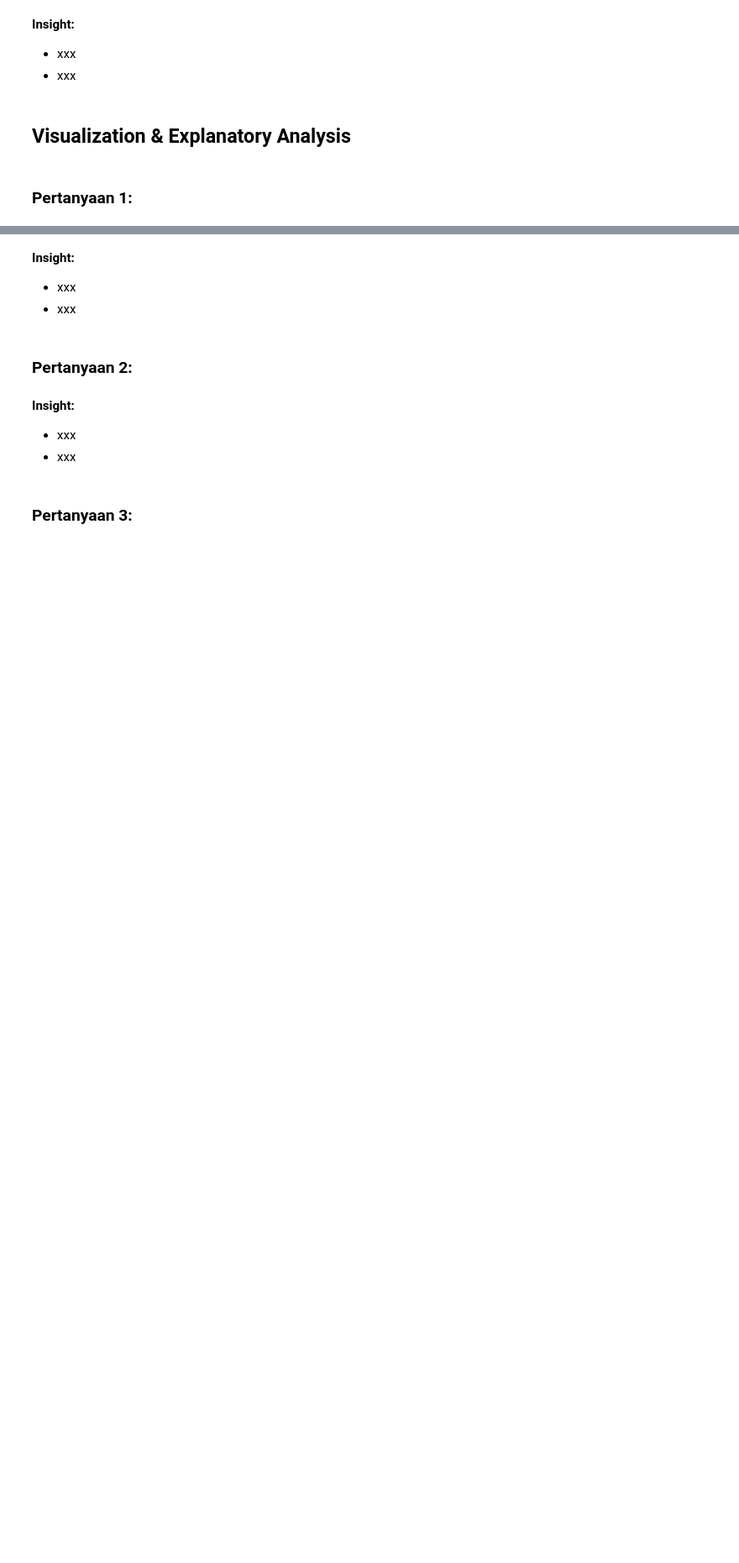
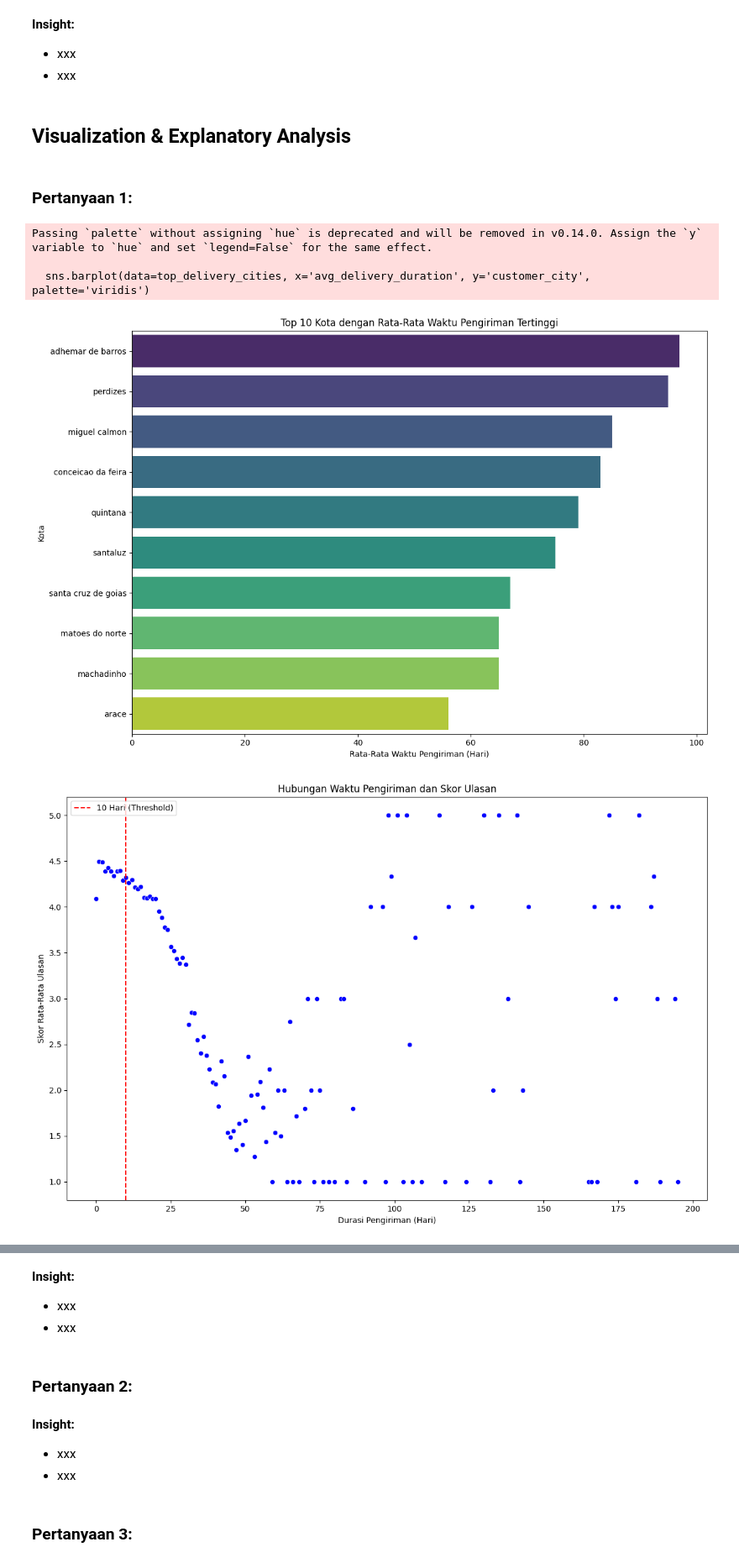
Before and after one commit to faarismuda/E-commerce-Analysis, a Jupyter notebook: Proyek Analisis Data Dicoding - Faaris Muda Dwi Nugraha.ipynb, the cells around one changed output, grey strips where cells are left out. Shown at 84% size. Saved outputs shown, nothing was run; the diff lists cells and outputs as text; code cells hidden in the pictures; blank space fills up the shorter version.

```diff
--- a/Proyek Analisis Data Dicoding - Faaris Muda Dwi Nugraha.ipynb
+++ b/Proyek Analisis Data Dicoding - Faaris Muda Dwi Nugraha.ipynb
@@ -278,3 +333,23 @@ data_q2_cleaned.to_csv('data_q2_cleaned.csv', index=False)
 ## Exploratory Data Analysis (EDA)
 # %% [markdown]
 ### Explore ...
+# %%
+# Load cleaned data
+data_q1_cleaned = pd.read_csv('data_q1_cleaned.csv')
+
+# === 1. Analisis Rata-Rata Waktu Pengiriman di Tiap Kota ===
+
+# Hitung rata-rata waktu pengiriman per kota
+city_delivery_stats = data_q1_cleaned.groupby('customer_city')['delivery_duration'].agg(['mean', 'count']).reset_index()
+city_delivery_stats.rename(columns={'mean': 'avg_delivery_duration', 'count': 'order_count'}, inplace=True)
+
+# Tampilkan kota dengan rata-rata waktu pengiriman tertinggi
+top_delivery_cities = city_delivery_stats.sort_values(by='avg_delivery_duration', ascending=False).head(10)
+print("\nTop 10 Kota dengan Rata-Rata Waktu Pengiriman Tertinggi:")
+print(top_delivery_cities)
+
+
+# === 2. Hubungan Waktu Pengiriman dengan Skor Ulasan ===
+review_stats = data_q1_cleaned.groupby('delivery_duration')['review_score'].mean().reset_index()
+print("\nHubungan Waktu Pengiriman dengan Skor Ulasan:")
+print(review_stats)
@@ -286,3 +379,63 @@ data_q2_cleaned.to_csv('data_q2_cleaned.csv', index=False)
 ## Visualization & Explanatory Analysis
 # %% [markdown]
 ### Pertanyaan 1:
+# %%
+# Bar Plot Rata-Rata Waktu Pengiriman di Kota Teratas
+plt.figure(figsize=(12, 8))
+sns.barplot(data=top_delivery_cities, x='avg_delivery_duration', y='customer_city', palette='viridis')
+plt.title('Top 10 Kota dengan Rata-Rata Waktu Pengiriman Tertinggi')
+plt.xlabel('Rata-Rata Waktu Pengiriman (Hari)')
+plt.ylabel('Kota')
+plt.tight_layout()
+plt.savefig('top_cities_delivery.png')
+plt.show()
+
+# Scatter Plot Hubungan Waktu Pengiriman dan Skor Ulasan
+plt.figure(figsize=(12, 8))
+sns.scatterplot(data=review_stats, x='delivery_duration', y='review_score', color='blue')
+plt.axvline(x=10, color='red', linestyle='--', label='10 Hari (Threshold)')
+plt.title('Hubungan Waktu Pengiriman dan Skor Ulasan')
+plt.xlabel('Durasi Pengiriman (Hari)')
+plt.ylabel('Skor Rata-Rata Ulasan')
+plt.legend()
+plt.tight_layout()
+plt.savefig('delivery_vs_review.png')
+plt.show()
+
+# Plot Heatmap
+plt.figure(figsize=(12, 8))
+ax = sns.kdeplot(
+    data=data_q1_cleaned,
+    x='geolocation_lng',
+    y='geolocation_lat',
+    weights=data_q1_cleaned['delivery_duration'],
+    cmap='coolwarm',
+    fill=True,
+    alpha=0.5
+)
+
+# Menambahkan peta dasar
+ctx.add_basemap(ax, crs='EPSG:4326', source=ctx.providers.OpenTopoMap)
+
+# Memperbesar tampilan sesuai fokus (Brasil dan sekitarnya)
+ax.set_xlim([-65, -25])  # Rentang longitude
+ax.set_ylim([-40, 15])   # Rentang latitude
+
+# Atur rasio aspek
+ax.set_aspect('equal', adjustable='datalim')  # Rasio latitude dan longitude sama
+
+# Tambahkan judul dan label
+plt.title('Heatmap Rata-Rata Durasi Pengiriman (Wilayah Fokus)')
+plt.xlabel('Longitude')
+plt.ylabel('Latitude')
+plt.tight_layout()
+
+# Simpan dan tampilkan
+plt.savefig('optimized_zoomed_delivery_heatmap.png')
+plt.show()
+# %% [output]
+Passing `palette` without assigning `hue` is deprecated and will be removed in v0.14.0. Assign the `y` variable to `hue` and set `legend=False` for the same effect.
+
+  sns.barplot(data=top_delivery_cities, x='avg_delivery_duration', y='customer_city', palette='viridis')
+[figure, added]
+[figure, added]
```
Also changed, not shown: parts of 10 cells of this notebook.
